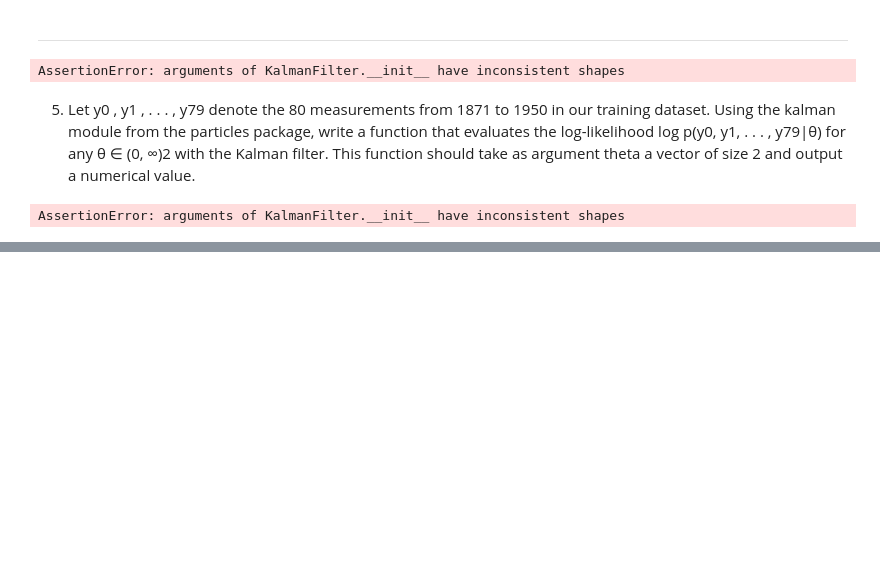
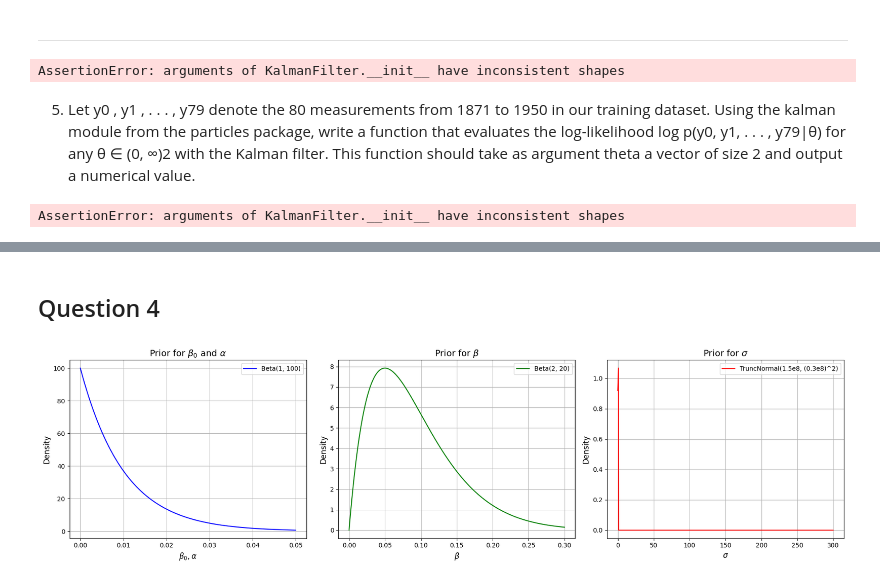
Before and after one commit to omeurer/simulation_based_ESSEC, a Jupyter notebook: project2.ipynb, the cells around one changed output, grey strips where cells are left out. Drawn from its saved outputs; the diff is of its cells as text; code cells hidden in the pictures; blank space fills up the shorter version.

```diff
--- a/project2.ipynb
+++ b/project2.ipynb
@@ -213,0 +286,47 @@ evaluate_log_likelihood
+# %% [markdown]
+## Question 4
+# %%
+
+# Define the prior distributions using particles.distributions
+beta0_prior = dists.Beta(a=1, b=100)
+alpha_prior = dists.Beta(a=1, b=100)
+beta_prior = dists.Beta(a=2, b=20)
+sigma_prior = dists.TruncNormal(mu=1.5e8 / scale_factor, sigma=0.3e8 / scale_factor)
+
+# Plot the prior distributions
+x = np.linspace(0, 0.05, 1000)
+plt.figure(figsize=(18, 5))
+
+# Beta0 and Alpha prior
+plt.subplot(1, 3, 1)
+plt.plot(x, beta0_prior.pdf(x), label='Beta(1, 100)', color='blue')
+plt.title('Prior for $\\beta_0$ and $\\alpha$', fontsize=14)
+plt.xlabel('$\\beta_0, \\alpha$', fontsize=12)
+plt.ylabel('Density', fontsize=12)
+plt.grid(True)
+plt.legend()
+
+# Beta prior
+x_beta = np.linspace(0, 0.3, 1000)
+plt.subplot(1, 3, 2)
+plt.plot(x_beta, beta_prior.pdf(x_beta), label='Beta(2, 20)', color='green')
+plt.title('Prior for $\\beta$', fontsize=14)
+plt.xlabel('$\\beta$', fontsize=12)
+plt.ylabel('Density', fontsize=12)
+plt.grid(True)
+plt.legend()
+
+# Sigma prior
+x_sigma = np.linspace(0, 3e8 / scale_factor, 1000)
+plt.subplot(1, 3, 3)
+plt.plot(x_sigma, sigma_prior.pdf(x_sigma), label='TruncNormal(1.5e8, (0.3e8)^2)', color='red')
+plt.title('Prior for $\\sigma$', fontsize=14)
+plt.xlabel('$\\sigma$', fontsize=12)
+plt.ylabel('Density', fontsize=12)
+plt.grid(True)
+plt.legend()
+
+plt.tight_layout()
+plt.show()
+# %% [output]
+[figure, added]
```
Also changed, not shown: parts of 27 cells of this notebook, 4 other files.
